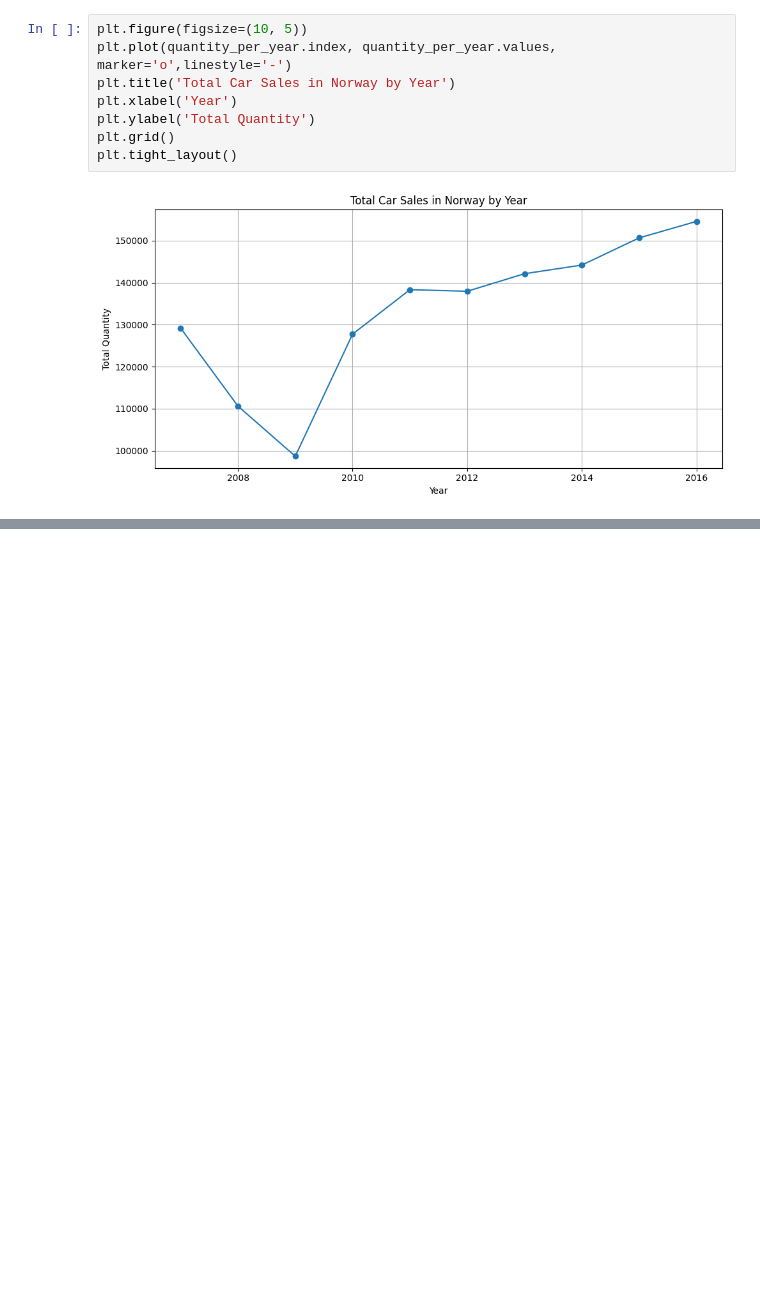
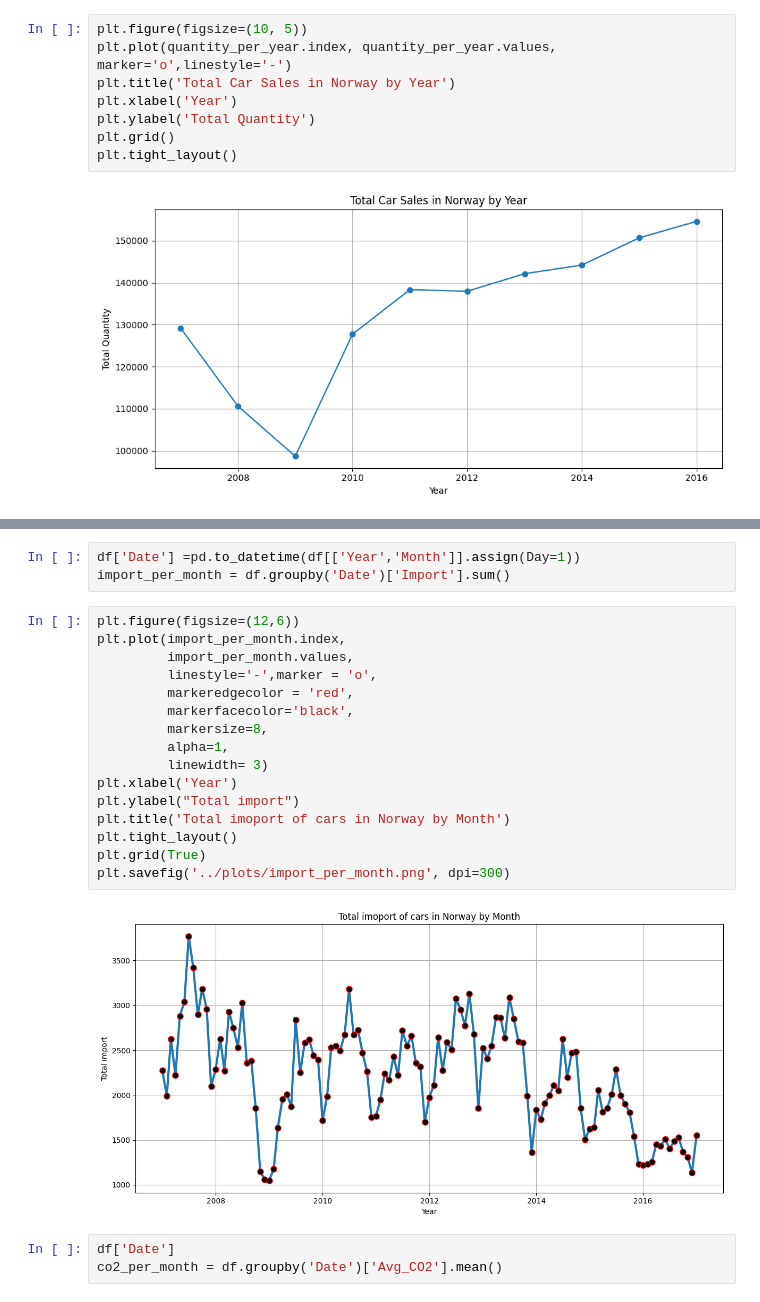
Before and after one commit to Nirre23/data_visualization, a Jupyter notebook: exercises/exercise0/car_sales_month.ipynb, the cells around one changed output, grey strips where cells are left out. Drawn from its saved outputs; the diff is of its cells as text; blank space fills up the shorter version.

```diff
--- a/exercises/exercise0/car_sales_month.ipynb
+++ b/exercises/exercise0/car_sales_month.ipynb
@@ -84,0 +128,24 @@ plt.plot(import_per_year.index,import_per_year.values,linestyle='--',marker = 'X
+# %%
+df['Date'] =pd.to_datetime(df[['Year','Month']].assign(Day=1))
+import_per_month = df.groupby('Date')['Import'].sum()
+# %%
+plt.figure(figsize=(12,6))
+plt.plot(import_per_month.index,
+         import_per_month.values,
+         linestyle='-',marker = 'o',
+         markeredgecolor = 'red',
+         markerfacecolor='black',
+         markersize=8,
+         alpha=1,
+         linewidth= 3)
+plt.xlabel('Year')
+plt.ylabel("Total import")
+plt.title('Total imoport of cars in Norway by Month')
+plt.tight_layout()
+plt.grid(True)
+plt.savefig('../plots/import_per_month.png', dpi=300)
+# %% [output]
+[figure, added]
+# %%
+df['Date']
+co2_per_month = df.groupby('Date')['Avg_CO2'].mean()
```
Also changed, not shown: parts of 7 cells of this notebook, 4 other files.
